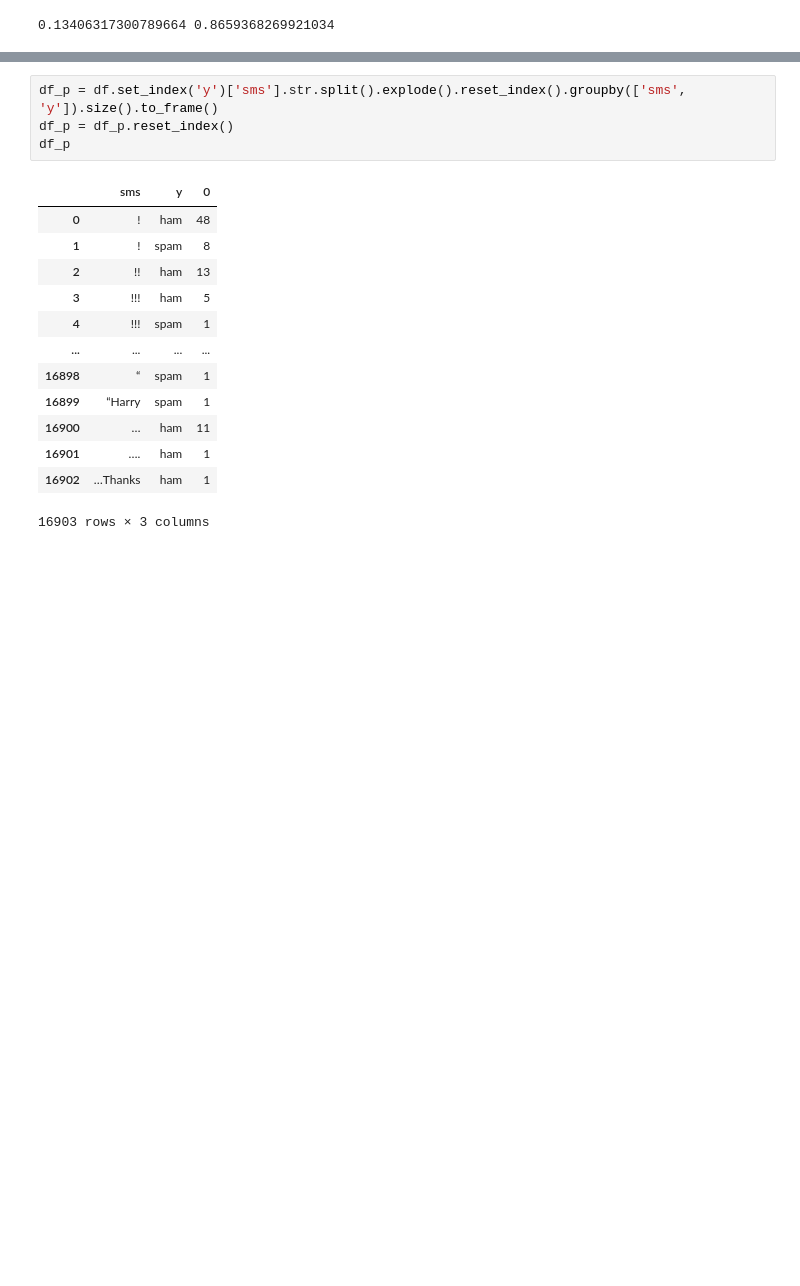
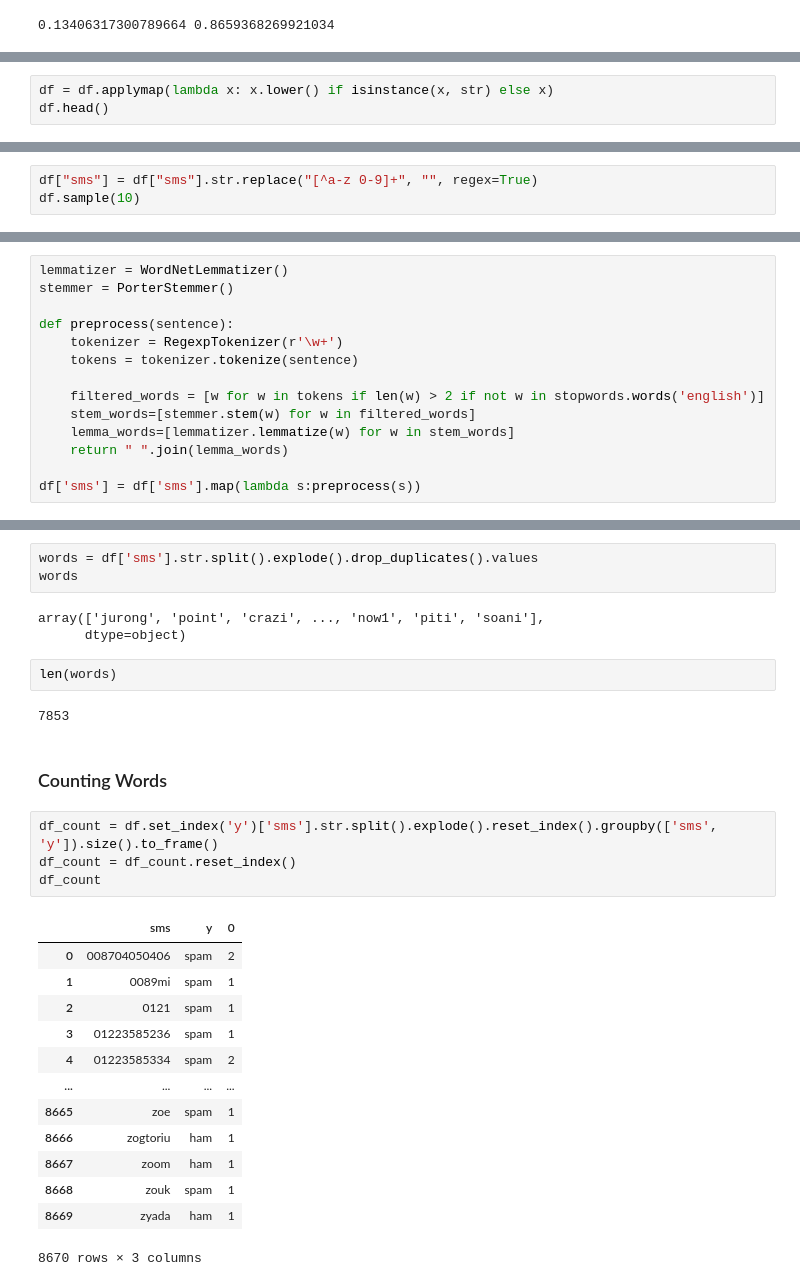
Before and after one commit to kavehbc/machine-learning-2, a Jupyter notebook: notebooks/23-naive-bayes-spam.ipynb, the cells around one changed output, grey strips where cells are left out. Saved outputs shown, nothing was run; the diff lists cells and outputs as text; blank space fills up the shorter version.

```diff
--- a/notebooks/23-naive-bayes-spam.ipynb
+++ b/notebooks/23-naive-bayes-spam.ipynb
@@ -57,0 +56,3 @@ Name: sms, Length: 15691, dtype: object
+# %%
+df = df.applymap(lambda x: x.lower() if isinstance(x, str) else x)
+df.head()
@@ -57,0 +68,3 @@ Name: sms, Length: 15691, dtype: object
+# %%
+df["sms"] = df["sms"].str.replace("[^a-z 0-9]+", "", regex=True)
+df.sample(10)
@@ -57,0 +94,14 @@ Name: sms, Length: 15691, dtype: object
+# %%
+lemmatizer = WordNetLemmatizer()
+stemmer = PorterStemmer()
+
+def preprocess(sentence):
+    tokenizer = RegexpTokenizer(r'\w+')
+    tokens = tokenizer.tokenize(sentence)
+
+    filtered_words = [w for w in tokens if len(w) > 2 if not w in stopwords.words('english')]
+    stem_words=[stemmer.stem(w) for w in filtered_words]
+    lemma_words=[lemmatizer.lemmatize(w) for w in stem_words]
+    return " ".join(lemma_words)
+
+df['sms'] = df['sms'].map(lambda s:preprocess(s))
@@ -58,18 +124,30 @@ Name: sms, Length: 15691, dtype: object
+# %%
+words = df['sms'].str.split().explode().drop_duplicates().values
+words
+# %% [output]
+array(['jurong', 'point', 'crazi', ..., 'now1', 'piti', 'soani'],
+      dtype=object)
+# %%
+len(words)
+# %% [output]
+7853
+# %% [markdown]
+### Counting Words
 # %%
-df_p = df.set_index('y')['sms'].str.split().explode().reset_index().groupby(['sms', 'y']).size().to_frame()
-df_p = df_p.reset_index()
-df_p
+df_count = df.set_index('y')['sms'].str.split().explode().reset_index().groupby(['sms', 'y']).size().to_frame()
+df_count = df_count.reset_index()
+df_count
 # %% [output]
 |  | sms | y | 0 |
-| 0 | ! | ham | 48 |
-| 1 | ! | spam | 8 |
-| 2 | !! | ham | 13 |
-| 3 | !!! | ham | 5 |
-| 4 | !!! | spam | 1 |
+| 0 | 008704050406 | spam | 2 |
+| 1 | 0089mi | spam | 1 |
+| 2 | 0121 | spam | 1 |
+| 3 | 01223585236 | spam | 1 |
+| 4 | 01223585334 | spam | 2 |
 | ... | ... | ... | ... |
-| 16898 | “ | spam | 1 |
-| 16899 | “Harry | spam | 1 |
-| 16900 | … | ham | 11 |
-| 16901 | …. | ham | 1 |
-| 16902 | …Thanks | ham | 1 |
+| 8665 | zoe | spam | 1 |
+| 8666 | zogtoriu | ham | 1 |
+| 8667 | zoom | ham | 1 |
+| 8668 | zouk | spam | 1 |
+| 8669 | zyada | ham | 1 |
-16903 rows × 3 columns
+8670 rows × 3 columns
```
Also changed, not shown: parts of 31 cells of this notebook, 1 other file.
